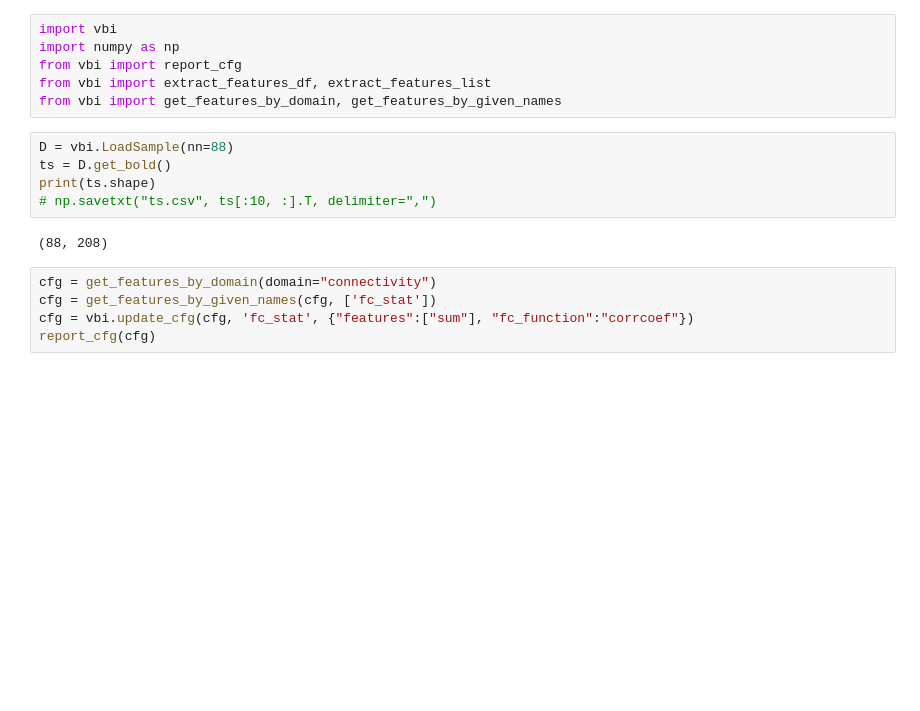
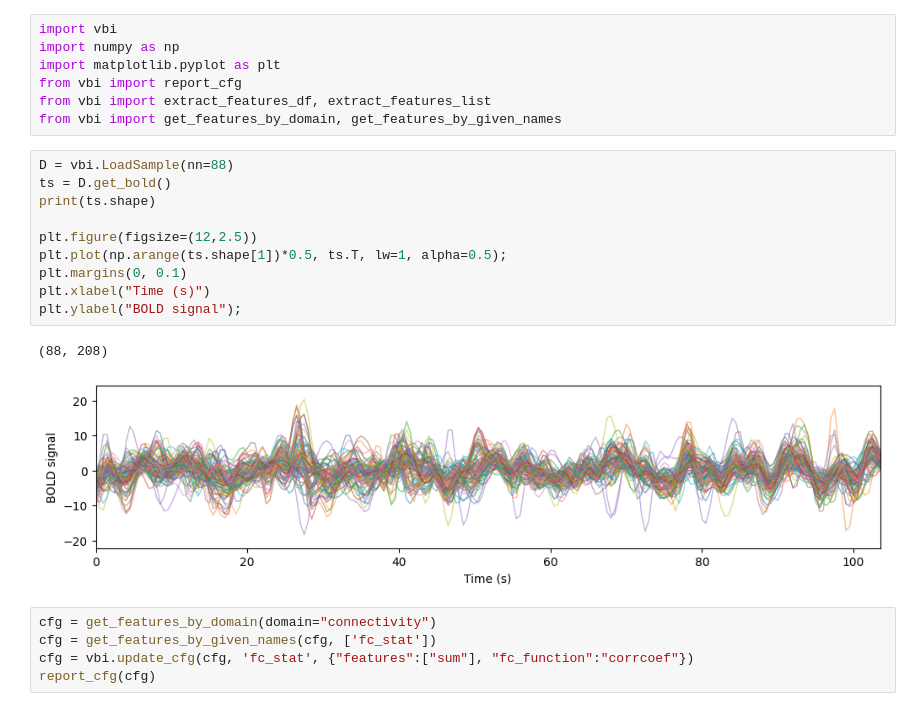
Before and after one commit to ins-amu/vbi, a Jupyter notebook: docs/examples/intro_feature.ipynb, the cells around one changed output. Saved outputs shown, nothing was run; the diff lists cells and outputs as text; blank space fills up the shorter version.

```diff
--- a/docs/examples/intro_feature.ipynb
+++ b/docs/examples/intro_feature.ipynb
@@ -5,16 +5,23 @@
 # %%
 import vbi
 import numpy as np
+import matplotlib.pyplot as plt
 from vbi import report_cfg
 from vbi import extract_features_df, extract_features_list
 from vbi import get_features_by_domain, get_features_by_given_names
 # %%
 D = vbi.LoadSample(nn=88)
 ts = D.get_bold()
 print(ts.shape)
-# np.savetxt("ts.csv", ts[:10, :].T, delimiter=",")
+
+plt.figure(figsize=(12,2.5))
+plt.plot(np.arange(ts.shape[1])*0.5, ts.T, lw=1, alpha=0.5);
+plt.margins(0, 0.1)
+plt.xlabel("Time (s)")
+plt.ylabel("BOLD signal");
 # %% [output]
 (88, 208)
+[figure, added]
 # %%
 cfg = get_features_by_domain(domain="connectivity")
 cfg = get_features_by_given_names(cfg, ['fc_stat'])
```
Also changed, not shown: parts of 2 cells of this notebook, 15 other files.
